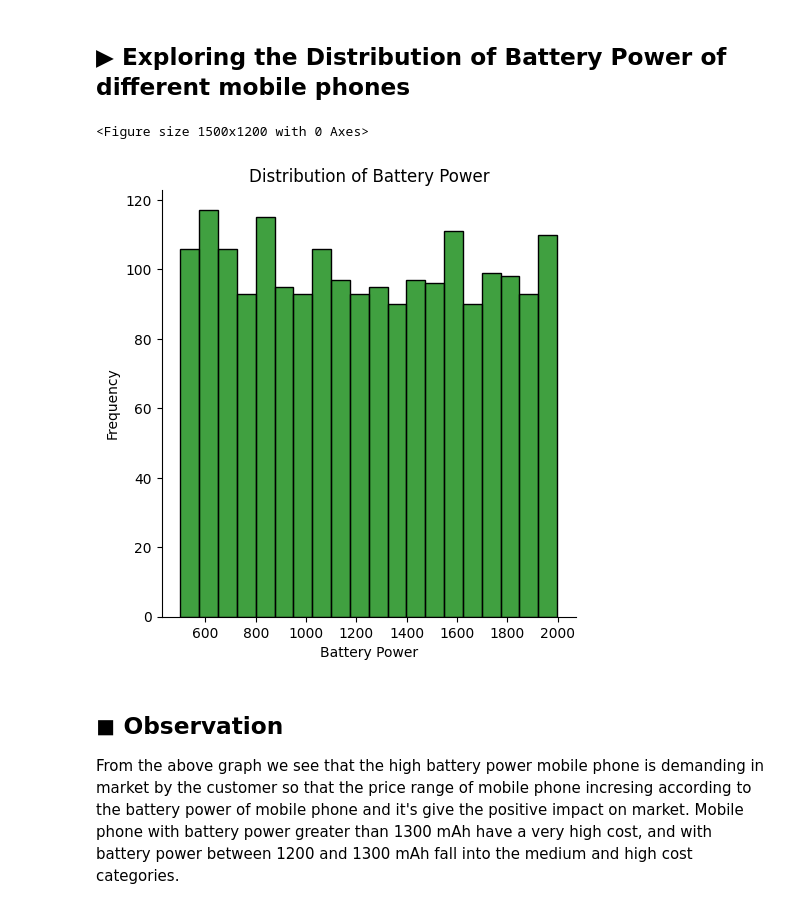
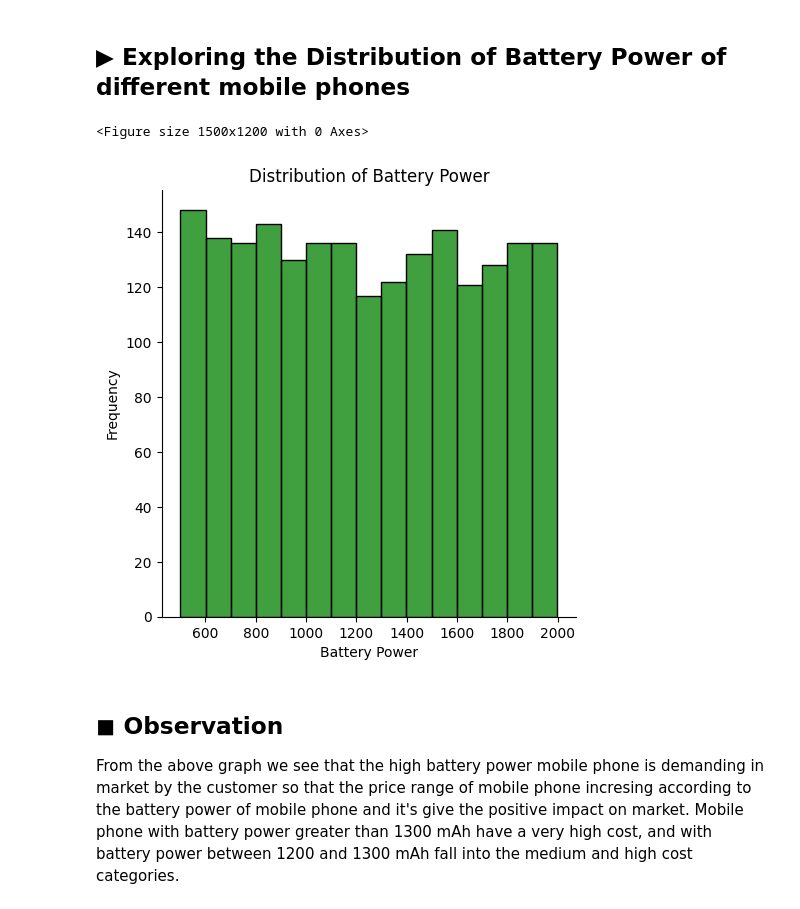
Before and after one commit to sumit25chini/Mobile-Price-Range-Prediction-Classification-prediction, a Jupyter notebook: Mobile_Price_Range_Prediction_project.ipynb, the cells around one changed output. Drawn from its saved outputs; the diff is of its cells as text; code cells hidden in the pictures.

```diff
--- a/Mobile_Price_Range_Prediction_project.ipynb
+++ b/Mobile_Price_Range_Prediction_project.ipynb
@@ -327,15 +322,15 @@ From the following graph show that most of mobile phone is supported dual sim th
 # %%
 # Visualize the distribution of battery power of Mobile phones
 plt.figure(figsize = (15 , 12))
 sns.displot(mobile_data["battery_power"], color='green' , edgecolor='black',linewidth=1,
-            bins = 20)
+            bins = 15)
 plt.xlabel('Battery Power')
 plt.ylabel('Frequency')
 plt.title('Distribution of Battery Power')
 plt.show()
 # %% [output]
 <Figure size 1500x1200 with 0 Axes>
-[figure, old version]
+[figure, new version]
 # %% [markdown]
 ## ◼ **Observation**
 From the above graph we see that the high battery power mobile phone is demanding in market by the customer so that the price range of mobile phone incresing according  to the battery power of mobile phone and it's give the  positive impact on market.
```
Also changed, not shown: parts of 12 cells of this notebook.
